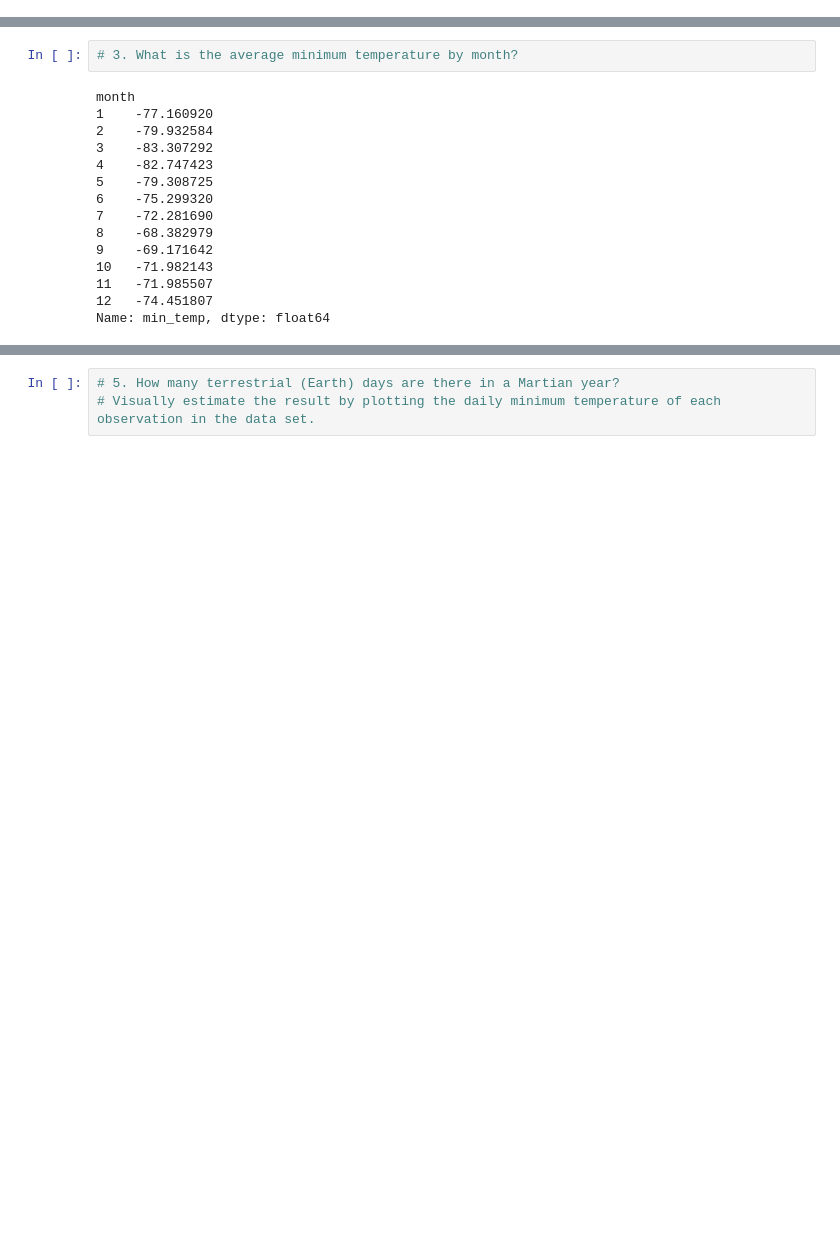
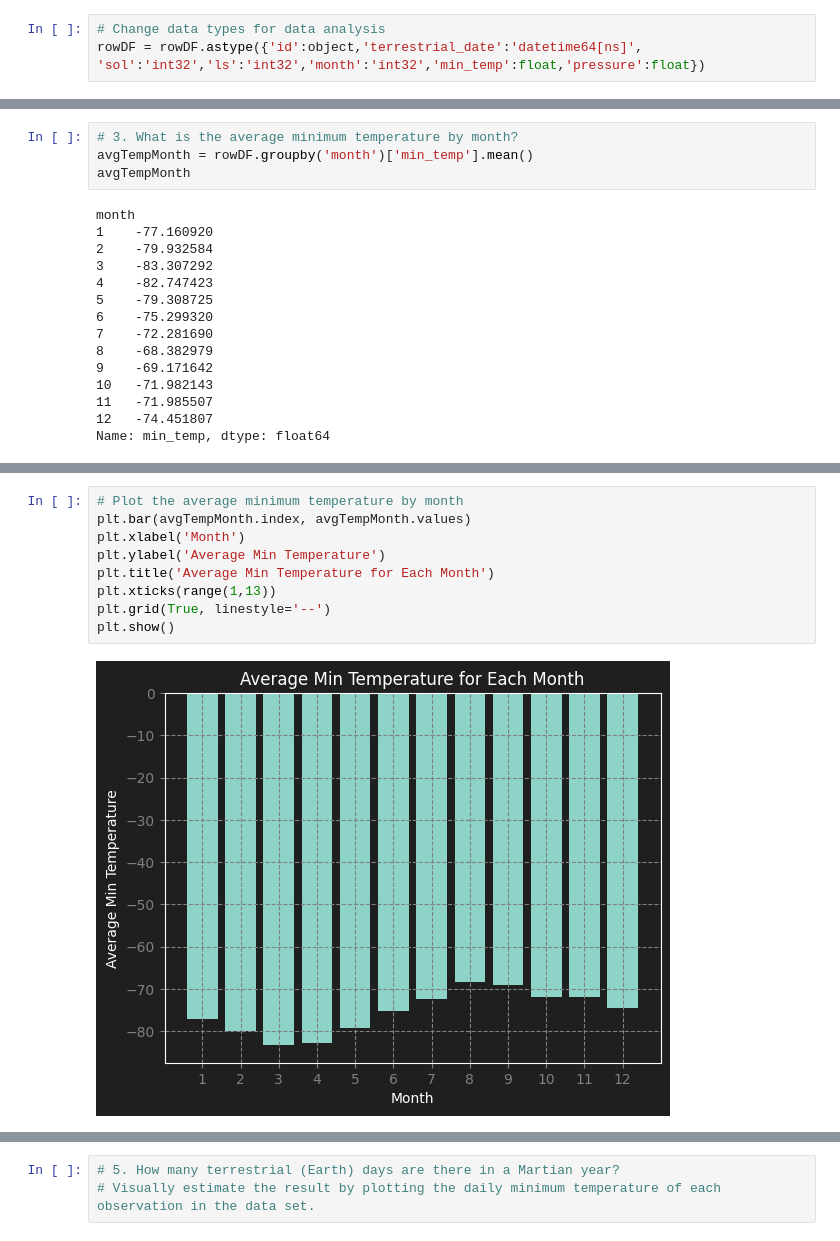
Before and after one commit to RickGrimesCodes/Module-11-Challenge, a Jupyter notebook: part_2_mars_weather.ipynb, the cells around one changed output, grey strips where cells are left out. Drawn from its saved outputs; the diff is of its cells as text; blank space fills up the shorter version.

```diff
--- a/part_2_mars_weather.ipynb
+++ b/part_2_mars_weather.ipynb
@@ -82,2 +111,5 @@ dtype: object
+# %%
+# Change data types for data analysis
+rowDF = rowDF.astype({'id':object,'terrestrial_date':'datetime64[ns]', 'sol':'int32','ls':'int32','month':'int32','min_temp':float,'pressure':float})
 # %%
 # Confirm type changes were successful by examining data types again
@@ -117,5 +152,7 @@ Analyze your dataset by using Pandas functions to answer the following questions
 # %%
 # 3. What is the average minimum temperature by month?
+avgTempMonth = rowDF.groupby('month')['min_temp'].mean()
+avgTempMonth
 # %% [output]
 month
 1    -77.160920
@@ -141,0 +171,11 @@ Name: min_temp, dtype: float64
+# %%
+# Plot the average minimum temperature by month
+plt.bar(avgTempMonth.index, avgTempMonth.values)
+plt.xlabel('Month')
+plt.ylabel('Average Min Temperature')
+plt.title('Average Min Temperature for Each Month')
+plt.xticks(range(1,13))
+plt.grid(True, linestyle='--')
+plt.show()
+# %% [output]
+[figure, added]
```
Also changed, not shown: parts of 20 cells of this notebook, 1 other file.
